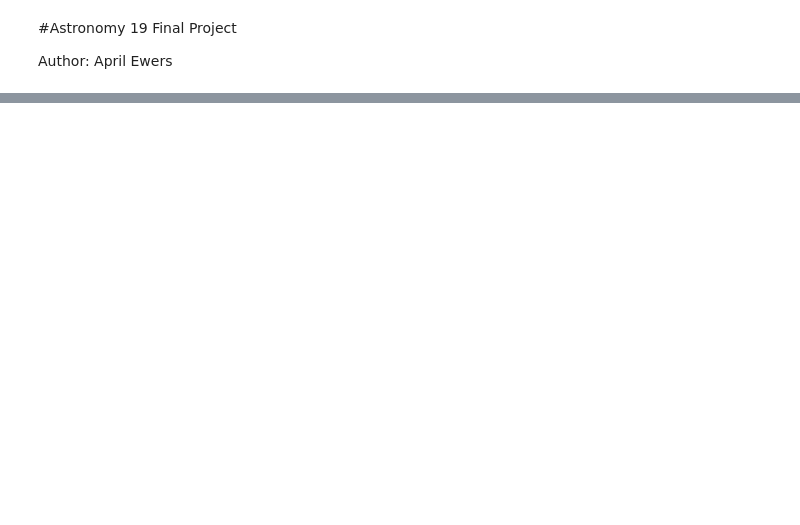
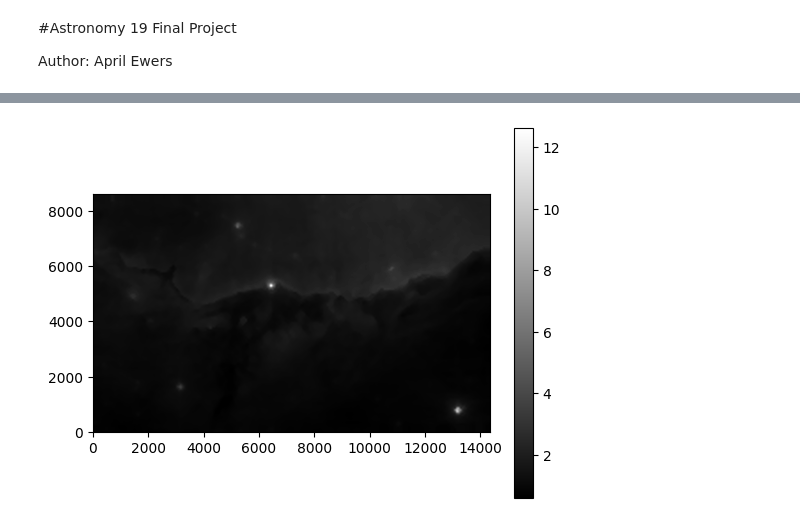
Before and after one commit to TechnoPangolin/ASTR-19-2-FINALPROJ, a Jupyter notebook: ASTR-19-2-FINAL.ipynb, the cells around one changed output, grey strips where cells are left out. Drawn from its saved outputs; the diff is of its cells as text; code cells hidden in the pictures; blank space fills up the shorter version.

```diff
--- a/ASTR-19-2-FINAL.ipynb
+++ b/ASTR-19-2-FINAL.ipynb
@@ -31,11 +27,14 @@ plt.savefig('./imgs/jw02731-o001_t017_nircam_clear-f090w_i2d.png', format='png',
 # %%
-bkg = sep.Background(data)
+imgdata = data.astype(data.dtype.newbyteorder('='))
+bkg = sep.Background(imgdata)
 bkg_image = bkg.back()
 
 plt.imshow(bkg_image, interpolation='nearest', cmap='gray', origin='lower')
 plt.colorbar();
 
-plt.savefig('./imgsDemo/jw02731-o001_t017_nircam_clear-f090w_i2d_bkg.png', format='png', dpi=300)
+plt.savefig('./imgs/jw02731-o001_t017_nircam_clear-f090w_i2d_bkg.png', format='png', dpi=300)
+# %% [output]
+[figure, added]
 # %%
 bkg_rms = bkg.rms()
 
```
Also changed, not shown: parts of 11 cells of this notebook, 7 other files.
